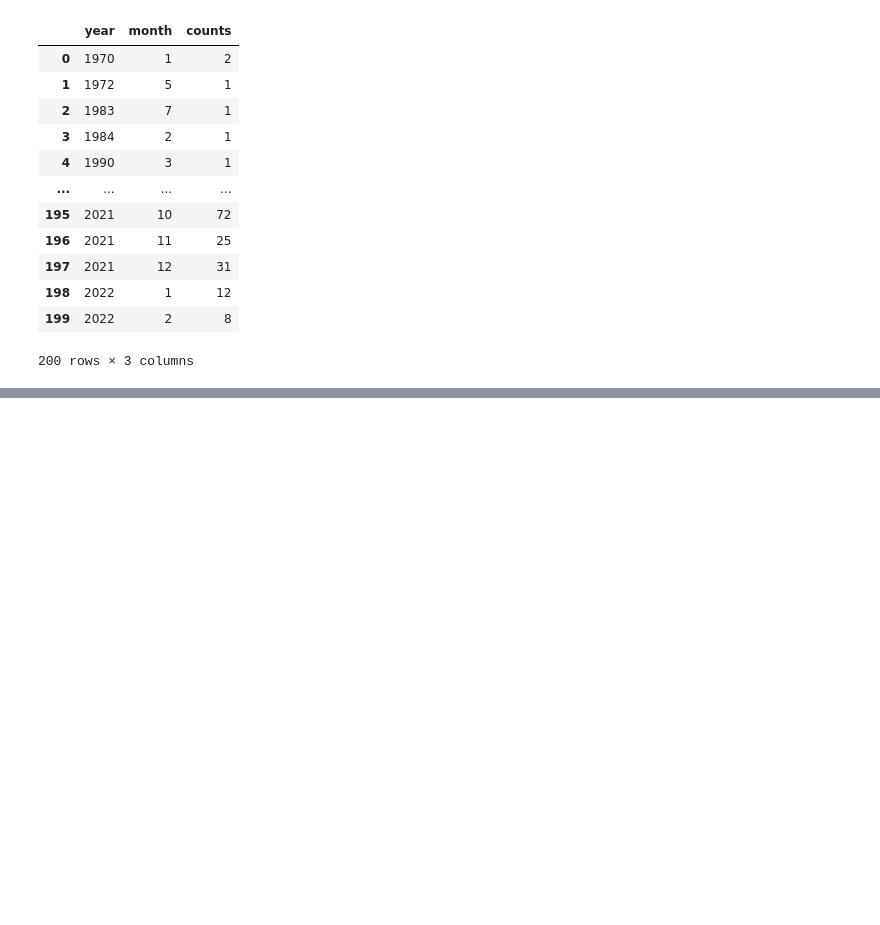
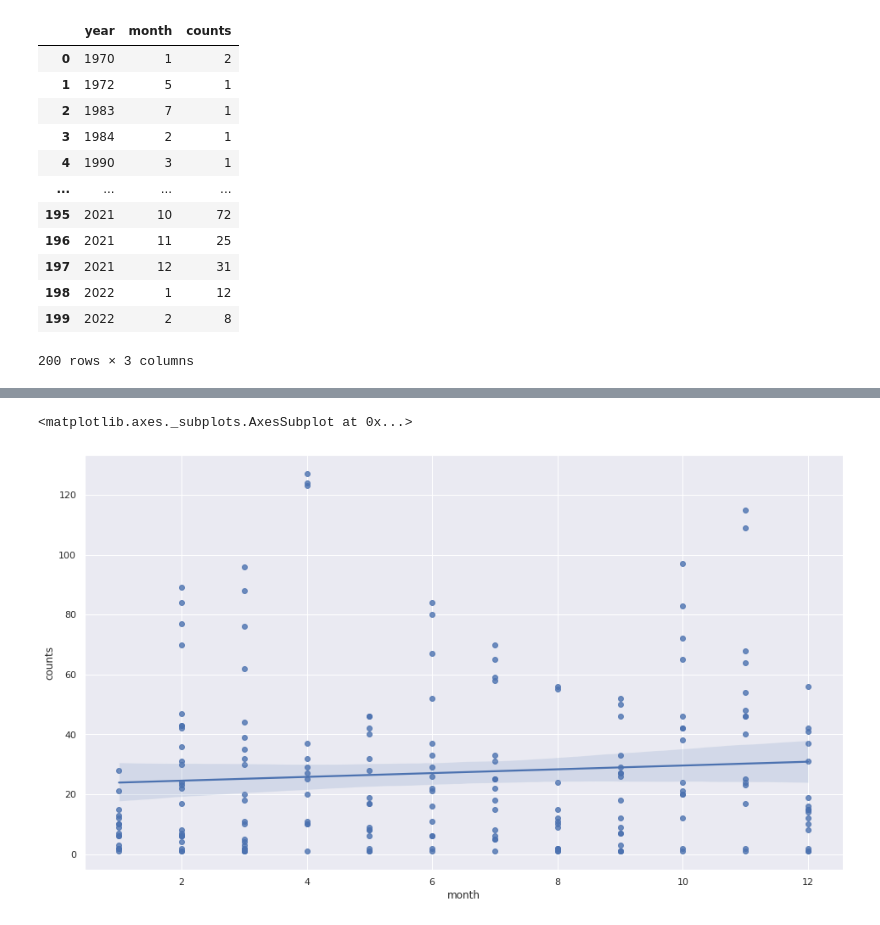
Before and after one commit to Yasmine-Cheng/STEM_post_exampleCode, a Jupyter notebook: Seaborn/seaborn.ipynb, the cells around one changed output, grey strips where cells are left out. Saved outputs shown, nothing was run; the diff lists cells and outputs as text; code cells hidden in the pictures; blank space fills up the shorter version.

```diff
--- a/Seaborn/seaborn.ipynb
+++ b/Seaborn/seaborn.ipynb
@@ -159,0 +154,5 @@ year_month
+# %%
+sns.regplot(x="month", y="counts", data=year_month)
+# %% [output]
+<matplotlib.axes._subplots.AxesSubplot at 0x...>
+[figure, added]
```
Also changed, not shown: parts of 16 cells of this notebook.
